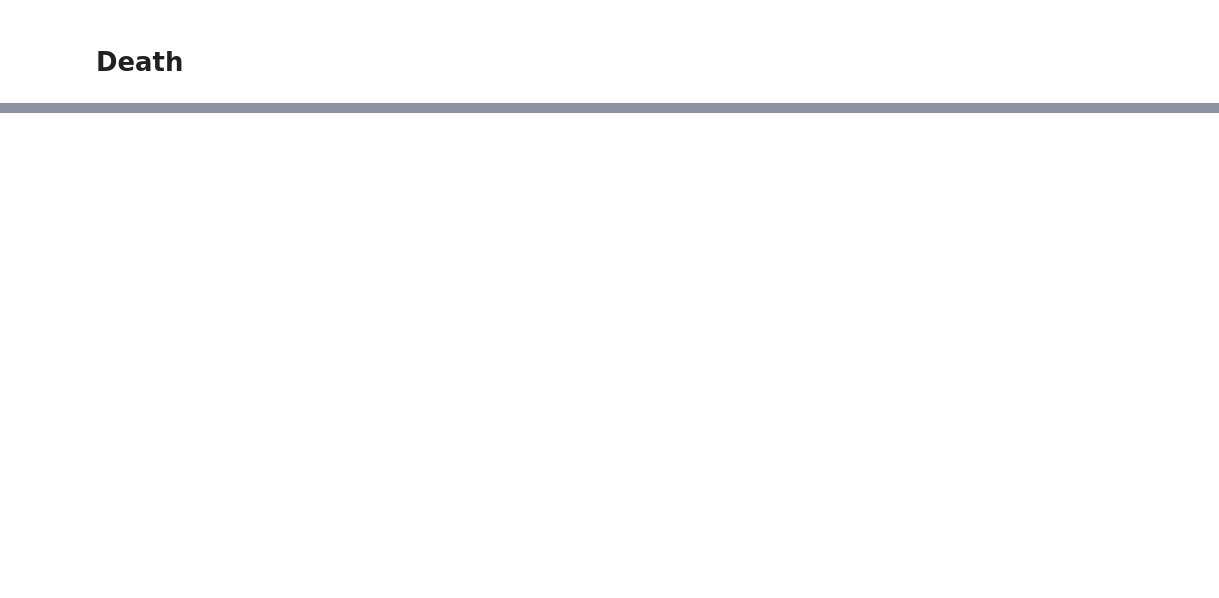
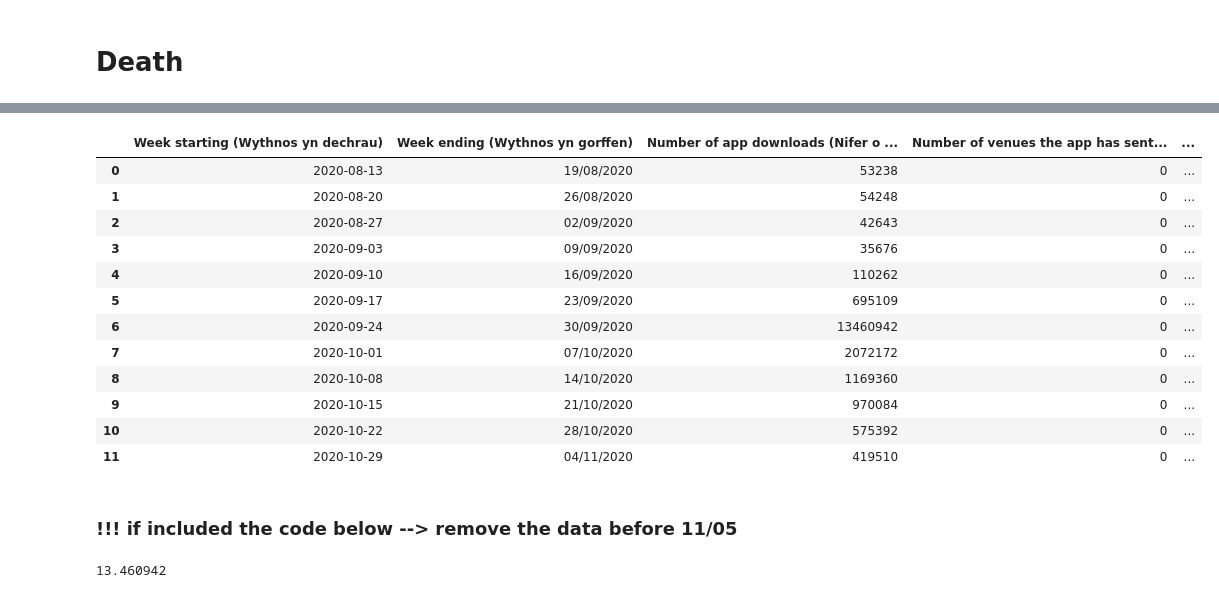
Before and after one commit to Wenting-Yi/health-tracking-app-sentiment, a Jupyter notebook: Covid_statistics_visualisation.ipynb, the cells around one changed output, grey strips where cells are left out. Cells and saved outputs as stored; diff of their text form; code cells hidden in the pictures; blank space fills up the shorter version.

```diff
--- a/Covid_statistics_visualisation.ipynb
+++ b/Covid_statistics_visualisation.ipynb
@@ -417,0 +251,21 @@ plt.show()
+# %%
+#  sorting out date
+df_app['Week starting (Wythnos yn dechrau)'] = pd.to_datetime(df_app['Week starting (Wythnos yn dechrau)'], dayfirst = True)
+df_app.sort_values(by = 'Week starting (Wythnos yn dechrau)', ascending = True, inplace = True)
+df_app.head(12)
+# %% [output]
+|  | Week starting (Wythnos yn dechrau) | Week ending (Wythnos yn gorffen) | Number of app downloads (Nifer o ... | Number of venues the app has sent... | ... |
+| 0 | 2020-08-13 | 19/08/2020 | 53238 | 0 | ... |
+| 1 | 2020-08-20 | 26/08/2020 | 54248 | 0 | ... |
+| 2 | 2020-08-27 | 02/09/2020 | 42643 | 0 | ... |
+| 3 | 2020-09-03 | 09/09/2020 | 35676 | 0 | ... |
+| 4 | 2020-09-10 | 16/09/2020 | 110262 | 0 | ... |
+| 5 | 2020-09-17 | 23/09/2020 | 695109 | 0 | ... |
+| 6 | 2020-09-24 | 30/09/2020 | 13460942 | 0 | ... |
+| 7 | 2020-10-01 | 07/10/2020 | 2072172 | 0 | ... |
+| 8 | 2020-10-08 | 14/10/2020 | 1169360 | 0 | ... |
+| 9 | 2020-10-15 | 21/10/2020 | 970084 | 0 | ... |
+| 10 | 2020-10-22 | 28/10/2020 | 575392 | 0 | ... |
+| 11 | 2020-10-29 | 04/11/2020 | 419510 | 0 | ... |
+# %% [markdown]
+### !!! if included the code below --> remove the data before 11/05
@@ -417,0 +275,4 @@ plt.show()
+# %%
+df_app['Number of app downloads (Nifer o lawrlwythiadau ap)'].max()/1e6
+# %% [output]
+13.460942
```
Also changed, not shown: parts of 124 cells of this notebook, 5 other files.
